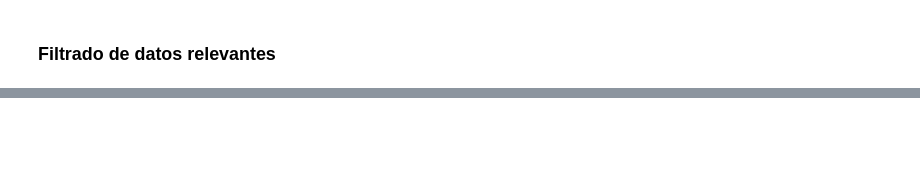
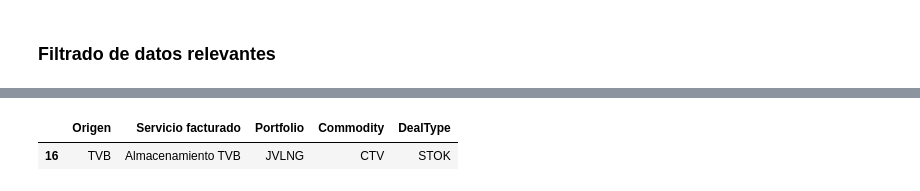
Before and after one commit to kikekzm/Data-Projects, a Jupyter notebook: ENGIE-Caso/Caso-Engie-Tips.ipynb, the cells around one changed output, grey strips where cells are left out. Saved outputs shown, nothing was run; the diff lists cells and outputs as text; code cells hidden in the pictures; blank space fills up the shorter version.

```diff
--- a/ENGIE-Caso/Caso-Engie-Tips.ipynb
+++ b/ENGIE-Caso/Caso-Engie-Tips.ipynb
@@ -285,0 +322,8 @@ Seguiremos el mismo procedimiento que antes
+# %%
+mapping_df = mapping_df.drop_duplicates()
+mapping_filtrado2_df = mapping_df[(mapping_df['Commodity'].isin(['CTV'])) & (mapping_df['Portfolio'].isin(['JVLNG']))]
+
+mapping_filtrado2_df.head(100)
+# %% [output]
+|  | Origen | Servicio facturado | Portfolio | Commodity | DealType |
+| 16 | TVB | Almacenamiento TVB | JVLNG | CTV | STOK |
```
Also changed, not shown: parts of 11 cells of this notebook.
